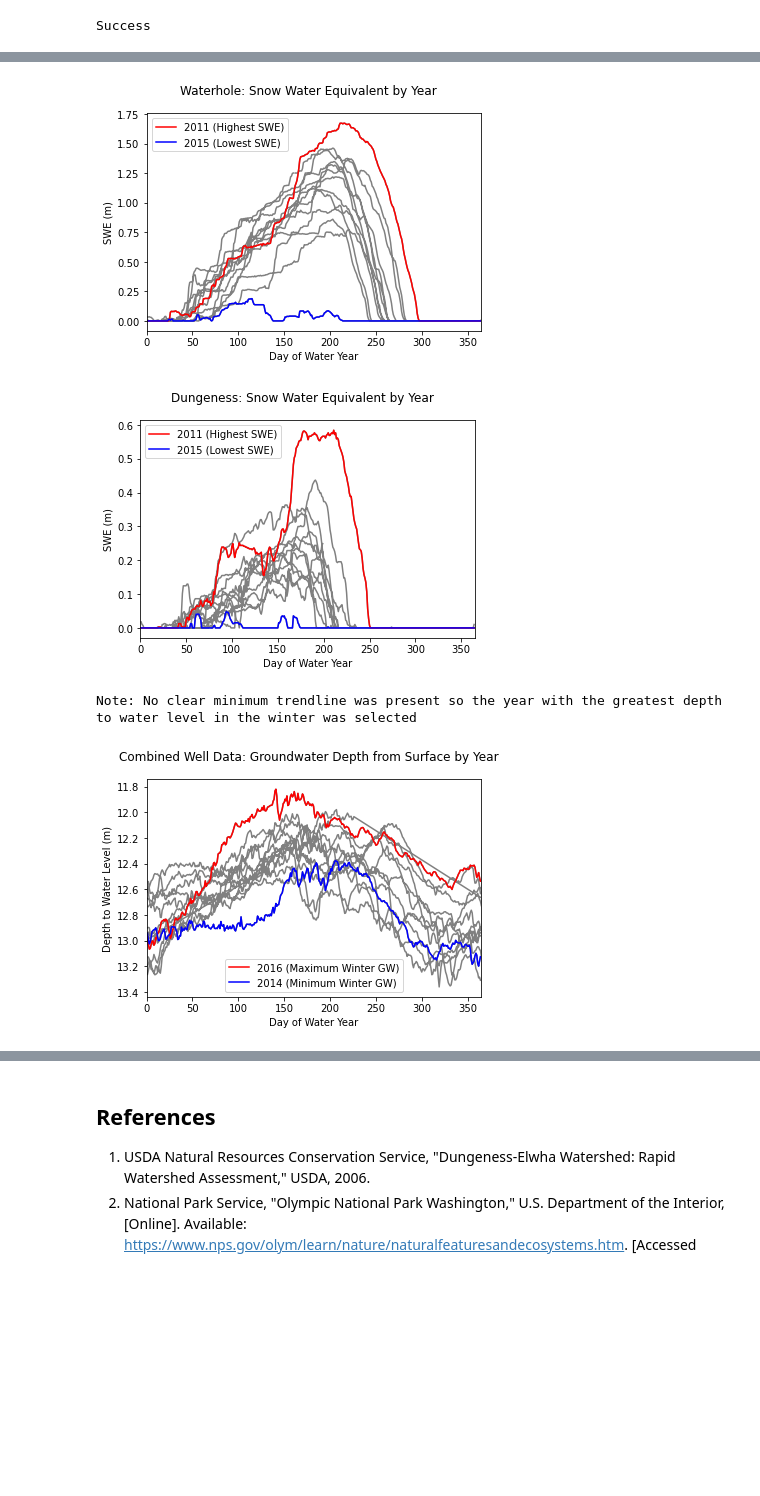
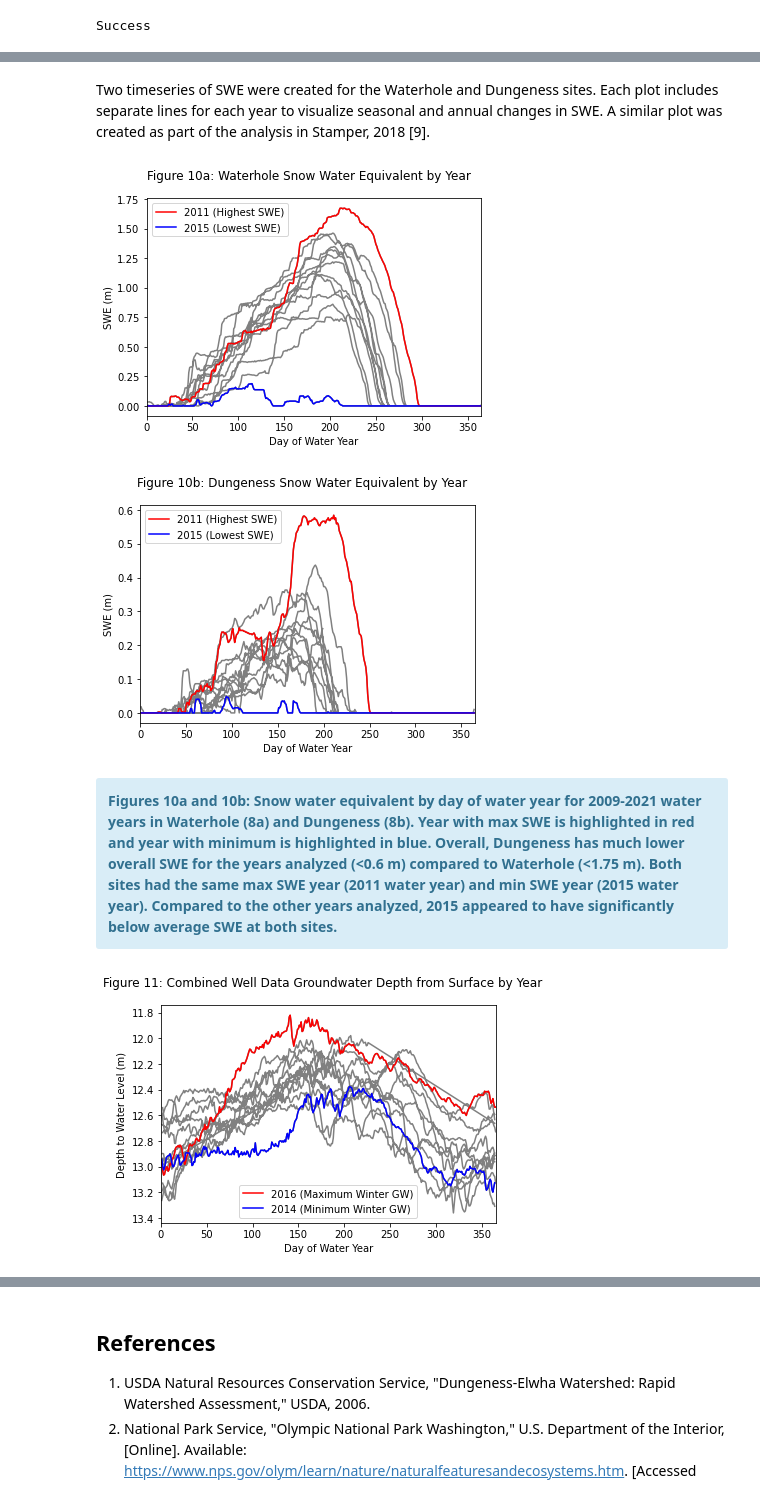
Before and after one commit to postitnote6/ESCI_895_Final_Project, a Jupyter notebook: Final_Project_MPV.ipynb, the cells around one changed output, grey strips where cells are left out. Cells and saved outputs as stored; diff of their text form; code cells hidden in the pictures; blank space fills up the shorter version.

```diff
--- a/Final_Project_MPV.ipynb
+++ b/Final_Project_MPV.ipynb
@@ -319,6 +571,9 @@ Two timeseries of SWE were created for the Waterhole and Dungeness sites. Each p
+# %% [markdown]
+Two timeseries of SWE were created for the Waterhole and Dungeness sites. Each plot includes separate lines for each year to visualize seasonal and annual changes in SWE. A similar plot was created as part of the analysis in Stamper, 2018 [9].
 # %%
 # Function for plotting SWE for each individual year on a single plot
 def yearlySWE(df, site, start_date, end_date):
+
     # Calculate day of water year
     df_year = df.copy()
     df_year['Measurement Day'] = df_year.index.dayofyear+92
@@ -336,14 +591,13 @@ def yearlySWE(df, site, start_date, end_date):
     for i, v in wy_end.iterrows():
         df_year.loc[datetime(v[0],9,30), 'Day of Water Year'] = np.nan
 
-    # Identify data for most recent year
+    # Identify data for max and min SWE values
     df_max = df_year[datetime(2010,10,1):datetime(2011,9,30)]
-    #df_max = df_year[datetime(2011,10,1):datetime(2012,9,30)]
     df_min = df_year[datetime(2014,10,1):datetime(2015,9,30)]
 
-    # Plot Individual Years and Highlight Recent Year
+    # Plot Individual Years and Years of Interest
     fig, ax = plt.subplots()
-    fig.suptitle(site + ': Snow Water Equivalent by Year')
+    fig.suptitle(site + ' Snow Water Equivalent by Year')
     ax.plot(df_year['Day of Water Year'], df_year['Snow Water Equivalent (m)'], color = 'gray')
     ax.plot(df_max['Day of Water Year'], df_max['Snow Water Equivalent (m)'], color = 'red', label = '2011 (Highest SWE)')
     ax.plot(df_min['Day of Water Year'], df_min['Snow Water Equivalent (m)'], color = 'blue', label = '2015 (Lowest SWE)')
@@ -353,15 +607,28 @@ def yearlySWE(df, site, start_date, end_date):
     ax.set_ylabel('SWE (m)')
     ax.legend()
 
+    '''Function inputs include:
+    df = Dataframe including snow water equivalent and datetime index
+    site = Title of site as text string (in quotes)
+    start_date = Start date as datetime index
+    end_date = End date as datetime index
+
+    Returns plot of snow water equivalent for each day of water year with individual lines for each year.
+    Maximum and minimum SWE years are highlighted.
+    '''
+
 # Run function for Waterhole and Dungeness
-yearlySWE(dfwaterhole, 'Waterhole', startdate, enddate)
-yearlySWE(dfdungeness, 'Dungeness', startdate, enddate)
+yearlySWE(dfwaterhole, 'Figure 10a: Waterhole', startdate, enddate)
+yearlySWE(dfdungeness, 'Figure 10b: Dungeness', startdate, enddate)
 # %% [output]
-[figure, old version]
+[figure, new version]
-[figure, old version]
+[figure, new version]
+# %% [markdown]
+<div class="alert alert-block alert-info"> <b>Figures 10a and 10b: Snow water equivalent by day of water year for 2009-2021 water years in Waterhole (8a) and Dungeness (8b). Year with max SWE is highlighted in red and year with minimum is highlighted in blue. Overall, Dungeness has much lower overall SWE for the years analyzed (<0.6 m) compared to Waterhole (<1.75 m). Both sites had the same max SWE year (2011 water year) and min SWE year (2015 water year). Compared to the other years analyzed, 2015 appeared to have significantly below average SWE at both sites.</b> </div>
 # %%
 startdate = datetime(2008, 10, 1)
 def yearlyGW(df, site, start_date, end_date):
+
     # Calculate day of water year
     df_year = dfwell.copy()
     df_year = df_year.loc[~df_year.index.duplicated(),:]
@@ -369,35 +636,43 @@ def yearlyGW(df, site, start_date, end_date):
     df_year['Day of Water Year'] = (df_year['Measurement Day']-365)[df_year['Measurement Day'] >= 366]
     df_year['Day of Water Year'] = df_year['Day of Water Year'].fillna(df_year['Measurement Day'])
 
     # Trim dates
     df_year = df_year[start_date:end_date]
 
     # Insert NaN values at end of each dataframe by replacing final date
     # Create df of years to iterate
     dates = {'wy_end': [2008, 2009, 2010, 2011, 2012, 2013, 2014, 2015, 2016, 2017, 2018, 2019, 2020, 2021]}
     wy_end = pd.DataFrame(data = dates)
     # Create for loop to assign NaN values
     for i, v in wy_end.iterrows():
         df_year.loc[datetime(v[0],9,30), 'Day of Water Year'] = np.nan
 
     # Identify data for most recent year
     df_min = df_year[datetime(2015,10,1):datetime(2016,9,30)]
     df_max = df_year[datetime(2013,10,1):datetime(2014,9,30)]
 
     # Plot Individual Years and Highlight Recent Year
     fig, ax = plt.subplots()
-    fig.suptitle(site + ': Groundwater Depth from Surface by Year')
+    fig.suptitle(site + ' Groundwater Depth from Surface by Year')
     ax.plot(df_year['Day of Water Year'], df_year['Depth to Water Level (m)'], color = 'gray')
     ax.plot(df_min['Day of Water Year'], df_min['Depth to Water Level (m)'], color = 'red', label = '2016 (Maximum Winter GW)')
     ax.plot(df_max['Day of Water Year'], df_max['Depth to Water Level (m)'], color = 'blue', label = '2014 (Minimum Winter GW)')
     ax.set_xlim(0, 365)
     ax.set_xlabel('Day of Water Year')
     ax.set_ylabel('Depth to Water Level (m)')
     ax.invert_yaxis()
     ax.legend()
 
-yearlyGW(dfwell, 'Combined Well Data', startdate, enddate)
-print('Note: No clear minimum trendline was present so the year with the greatest depth to water level in the winter was selected')
+    '''Function inputs include:
+    df = Dataframe including groundwater well data and datetime index
+    site = Title of data as text string (in quotes)
+    start_date = Start date as datetime index
+    end_date = End date as datetime index
+
+    Returns plot of groundwater well depth for each day of water year with individual lines for each year.
+    Maximum and minimum groundwater level years are highlighted.
+    '''
+
+yearlyGW(dfwell, 'Figure 11: Combined Well Data', startdate, enddate)
 # %% [output]
-Note: No clear minimum trendline was present so the year with the greatest depth to water level in the winter was selected
-[figure, old version]
+[figure, new version]
```
Also changed, not shown: parts of 83 cells of this notebook.
